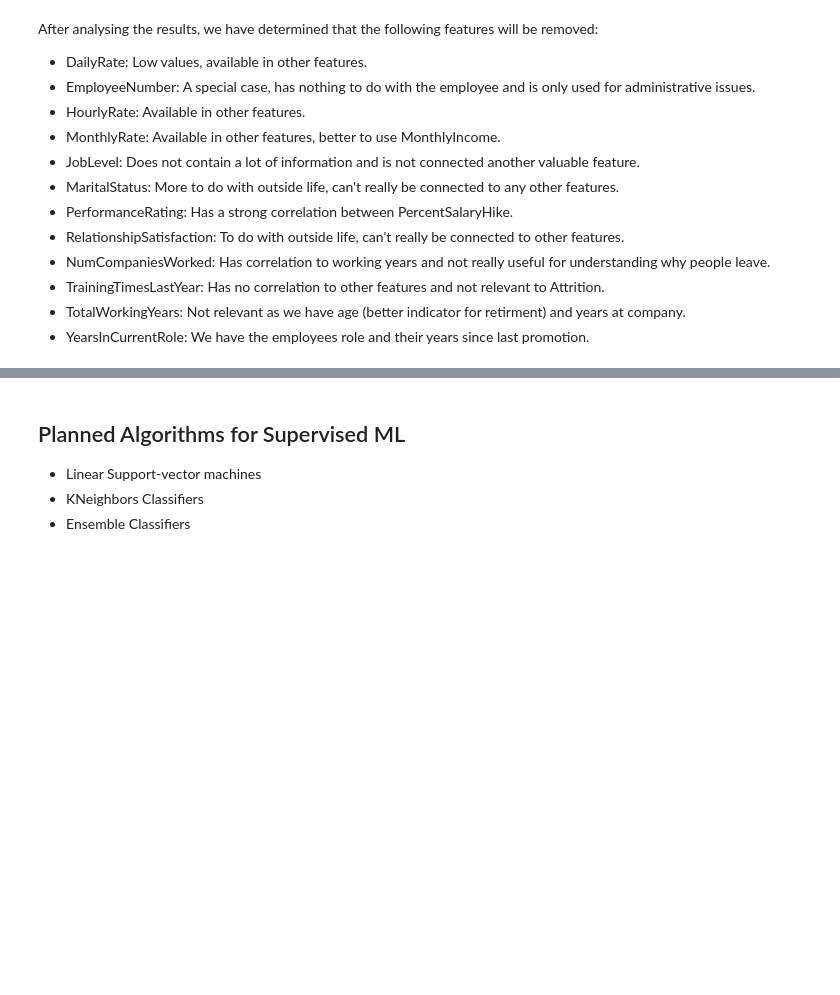
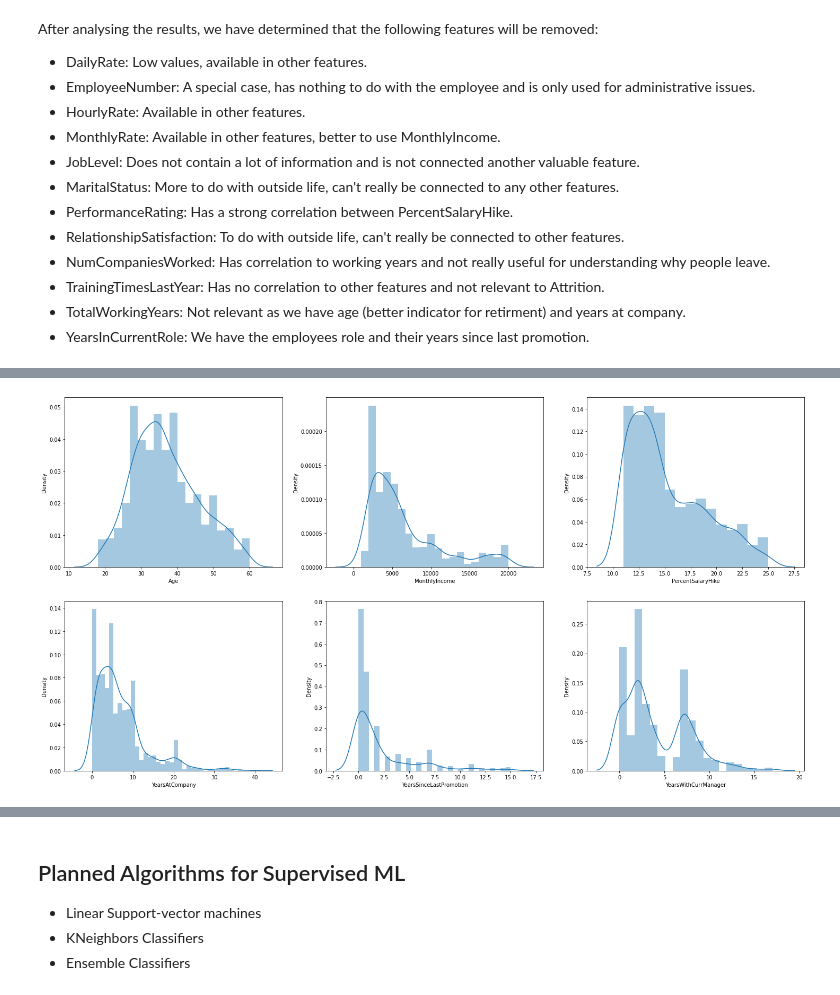
Before and after one commit to Ad2891/Slutuppgift-team12, a Jupyter notebook: Slutuppgift.ipynb, the cells around one changed output, grey strips where cells are left out. Cells and saved outputs as stored; diff of their text form; code cells hidden in the pictures; blank space fills up the shorter version.

```diff
--- a/Slutuppgift.ipynb
+++ b/Slutuppgift.ipynb
@@ -242,0 +295,19 @@ employee_data_dummies.drop(columns=['StandardHours', 'EmployeeCount', 'DailyRate
+# %%
+#Function for plotting continous features
+def plot_dist(df, independent_features):
+  #create figure with wid=25, len=25
+  plt.figure(figsize=(25, 20))
+  #go throught the list of values
+  for loc, feature in enumerate(independent_features):
+    #create a subdiagram
+    ax = plt.subplot(3, 3, loc+1)
+    sb.distplot(df[feature]) # you can try histplot as well
+  return None
+# %%
+#list of features
+continuous_features = ["Age", "MonthlyIncome", "PercentSalaryHike", "YearsAtCompany",
+                       "YearsSinceLastPromotion", "YearsWithCurrManager"]
+#call the method
+plot_dist(employee_data_dummies, continuous_features)
+# %% [output]
+[figure, added]
```
Also changed, not shown: parts of 15 cells of this notebook.
